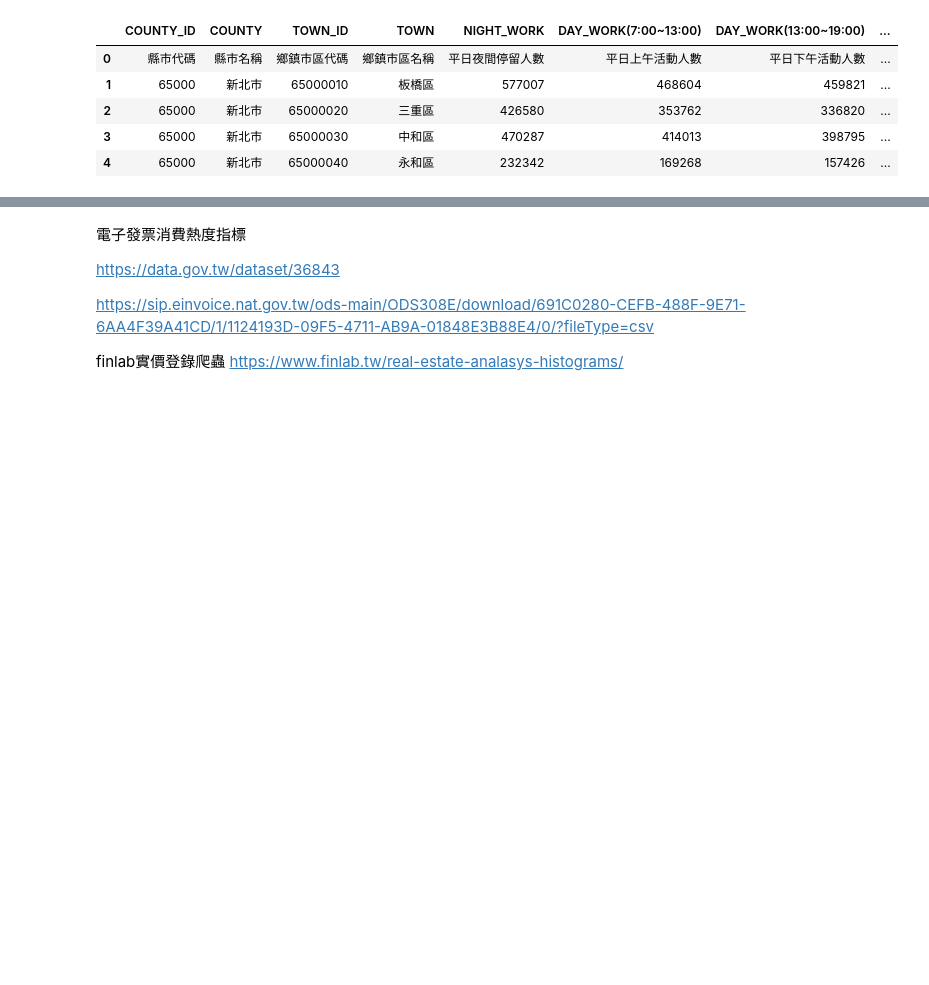
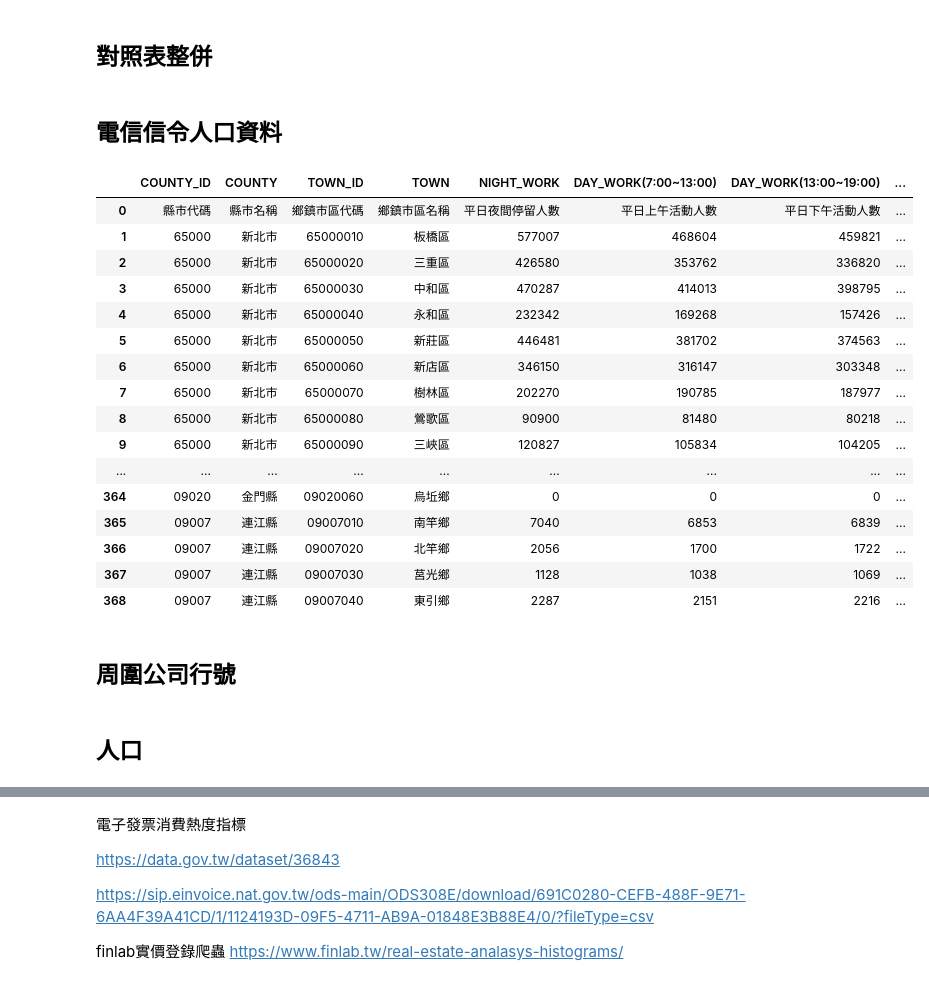
Before and after one commit to alexlautw9527/for_notebook, a Jupyter notebook: 政府地理資訊整理.ipynb, the cells around one changed output, grey strips where cells are left out. Drawn from its saved outputs; the diff is of its cells as text; code cells hidden in the pictures; blank space fills up the shorter version.

```diff
--- a/政府地理資訊整理.ipynb
+++ b/政府地理資訊整理.ipynb
@@ -30,6 +30,8 @@ pd.set_option('display.max_rows', 500)
 
 with open('/content/drive/MyDrive/03_RESOURCE/GIS/gis_open_api.pickle', 'rb') as f:
     api_data = pickle.load(f)
+# %% [markdown]
+## 對照表整併
 # %%
 
 # 分行爬蟲資訊
@@ -79,4 +81,6 @@ brn_code_df = brn_code_df.merge(brn_code3_df, how='left', on=['brn'])
 
 brn_code_df['town'] = brn_code_df['town'].replace('員林鎮', '員林市')
 brn_code_df.loc[brn_code_df['town']=='新店區','village'] = brn_code_df.loc[brn_code_df['town']=='新店區','village'].replace('五?里', '五峰里')
+# %% [markdown]
+## 電信信令人口資料
 # %%
@@ -83,13 +89,26 @@ brn_code_df.loc[brn_code_df['town']=='新店區','village'] = brn_code_df.loc[br
 tele_df = pd.read_csv('/content/drive/MyDrive/03_RESOURCE/GIS/109年11月行政區電信信令人口統計資料_鄉鎮市區.csv', encoding='CP950')
 # %%
-tele_df.head()
+tele_df
 # %% [output]
 |  | COUNTY_ID | COUNTY | TOWN_ID | TOWN | NIGHT_WORK | DAY_WORK(7:00~13:00) | DAY_WORK(13:00~19:00) | ... |
 | 0 | 縣市代碼 | 縣市名稱 | 鄉鎮市區代碼 | 鄉鎮市區名稱 | 平日夜間停留人數 | 平日上午活動人數 | 平日下午活動人數 | ... |
 | 1 | 65000 | 新北市 | 65000010 | 板橋區 | 577007 | 468604 | 459821 | ... |
 | 2 | 65000 | 新北市 | 65000020 | 三重區 | 426580 | 353762 | 336820 | ... |
 | 3 | 65000 | 新北市 | 65000030 | 中和區 | 470287 | 414013 | 398795 | ... |
 | 4 | 65000 | 新北市 | 65000040 | 永和區 | 232342 | 169268 | 157426 | ... |
+| 5 | 65000 | 新北市 | 65000050 | 新莊區 | 446481 | 381702 | 374563 | ... |
+| 6 | 65000 | 新北市 | 65000060 | 新店區 | 346150 | 316147 | 303348 | ... |
+| 7 | 65000 | 新北市 | 65000070 | 樹林區 | 202270 | 190785 | 187977 | ... |
+| 8 | 65000 | 新北市 | 65000080 | 鶯歌區 | 90900 | 81480 | 80218 | ... |
+| 9 | 65000 | 新北市 | 65000090 | 三峽區 | 120827 | 105834 | 104205 | ... |
+| ... | ... | ... | ... | ... | ... | ... | ... | ... |
+| 364 | 09020 | 金門縣 | 09020060 | 烏坵鄉 | 0 | 0 | 0 | ... |
+| 365 | 09007 | 連江縣 | 09007010 | 南竿鄉 | 7040 | 6853 | 6839 | ... |
+| 366 | 09007 | 連江縣 | 09007020 | 北竿鄉 | 2056 | 1700 | 1722 | ... |
+| 367 | 09007 | 連江縣 | 09007030 | 莒光鄉 | 1128 | 1038 | 1069 | ... |
+| 368 | 09007 | 連江縣 | 09007040 | 東引鄉 | 2287 | 2151 | 2216 | ... |
+# %% [markdown]
+## 周圍公司行號
 # %%
 # 公司行號工廠資訊
 
@@ -107,6 +126,8 @@ import pickle
 with open('/content/drive/MyDrive/03_RESOURCE/GIS/brn_poi.pickle', 'rb') as f:
   poi = pickle.load(f)
 '''
+# %% [markdown]
+## 人口
 # %%
 ## 人口資料
 
```
Also changed, not shown: parts of 14 cells of this notebook.
